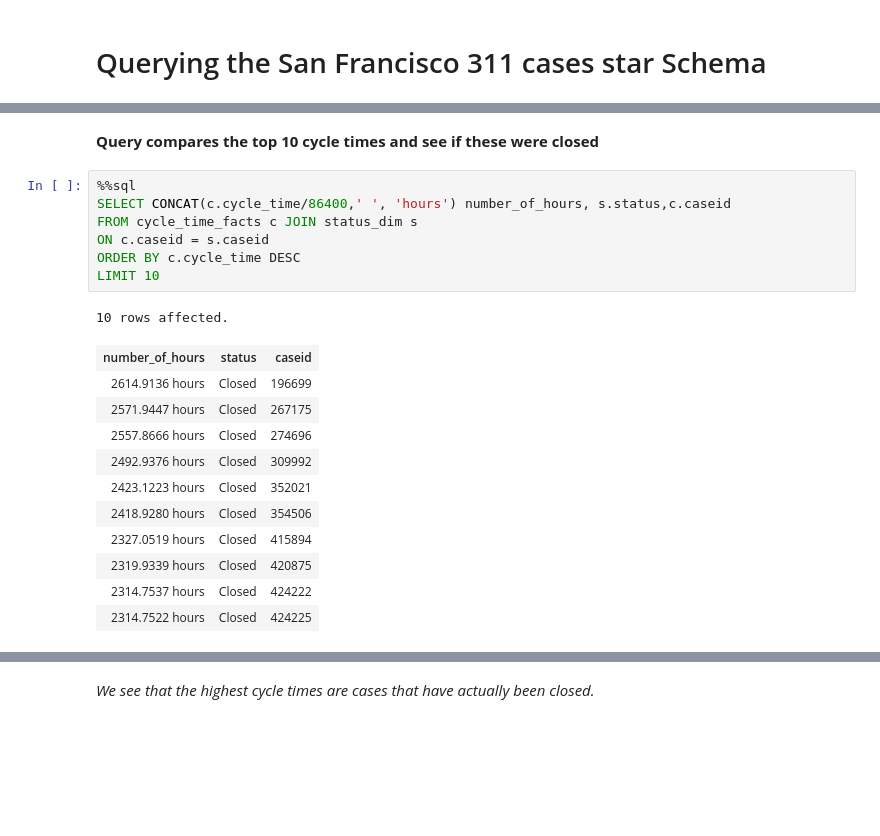
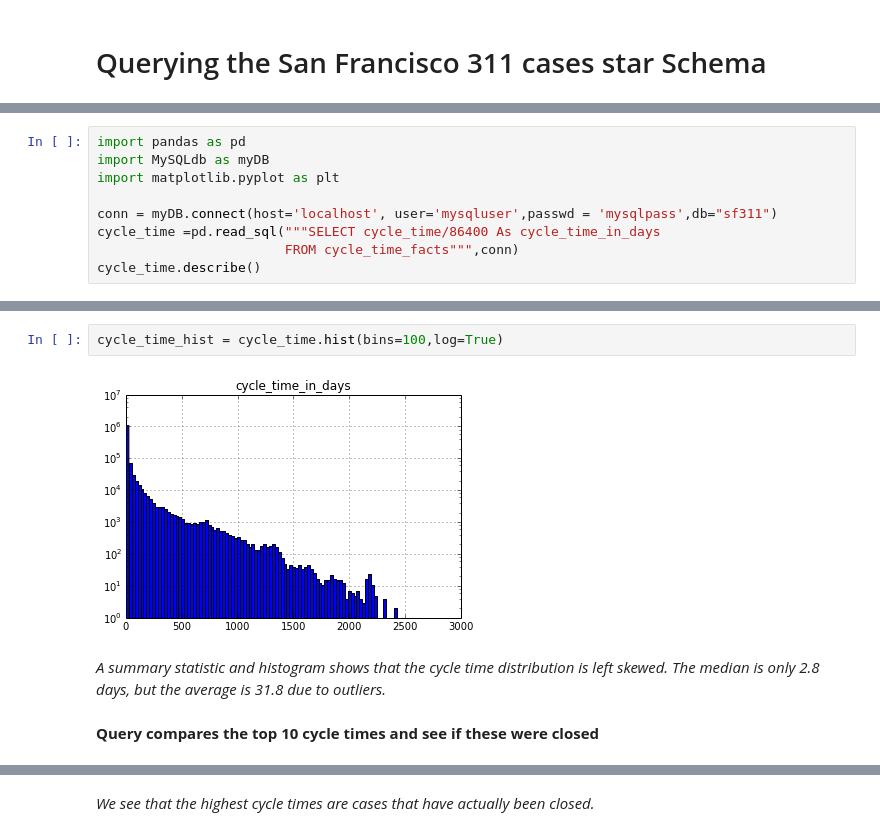
Before and after one commit to nriyer/star_schema, a Jupyter notebook: pelamoko_iyer.ipynb, the cells around one changed output, grey strips where cells are left out. Cells and saved outputs as stored; diff of their text form; blank space fills up the shorter version.

```diff
--- a/pelamoko_iyer.ipynb
+++ b/pelamoko_iyer.ipynb
@@ -815,0 +811,9 @@ FROM cycle_time_facts
+# %%
+import pandas as pd
+import MySQLdb as myDB
+import matplotlib.pyplot as plt
+
+conn = myDB.connect(host='localhost', user='mysqluser',passwd = 'mysqlpass',db="sf311")
+cycle_time =pd.read_sql("""SELECT cycle_time/86400 As cycle_time_in_days
+                        FROM cycle_time_facts""",conn)
+cycle_time.describe()
@@ -816,22 +830,8 @@ FROM cycle_time_facts
+# %%
+cycle_time_hist = cycle_time.hist(bins=100,log=True)
+# %% [output]
+[figure, added]
+# %% [markdown]
+*A summary statistic and histogram shows that the cycle time distribution is left skewed. The median is only 2.8 days, but the average is 31.8 due to outliers.*
 # %% [markdown]
 **Query compares the top 10 cycle times and see if these were closed**
-# %%
-%%sql
-SELECT CONCAT(c.cycle_time/86400,' ', 'hours') number_of_hours, s.status,c.caseid
-FROM cycle_time_facts c JOIN status_dim s
-ON c.caseid = s.caseid
-ORDER BY c.cycle_time DESC
-LIMIT 10
-# %% [output]
-10 rows affected.
-| number_of_hours | status | caseid |
-| 2614.9136 hours | Closed | 196699 |
-| 2571.9447 hours | Closed | 267175 |
-| 2557.8666 hours | Closed | 274696 |
-| 2492.9376 hours | Closed | 309992 |
-| 2423.1223 hours | Closed | 352021 |
-| 2418.9280 hours | Closed | 354506 |
-| 2327.0519 hours | Closed | 415894 |
-| 2319.9339 hours | Closed | 420875 |
-| 2314.7537 hours | Closed | 424222 |
-| 2314.7522 hours | Closed | 424225 |
```
Also changed, not shown: parts of 12 cells of this notebook.
